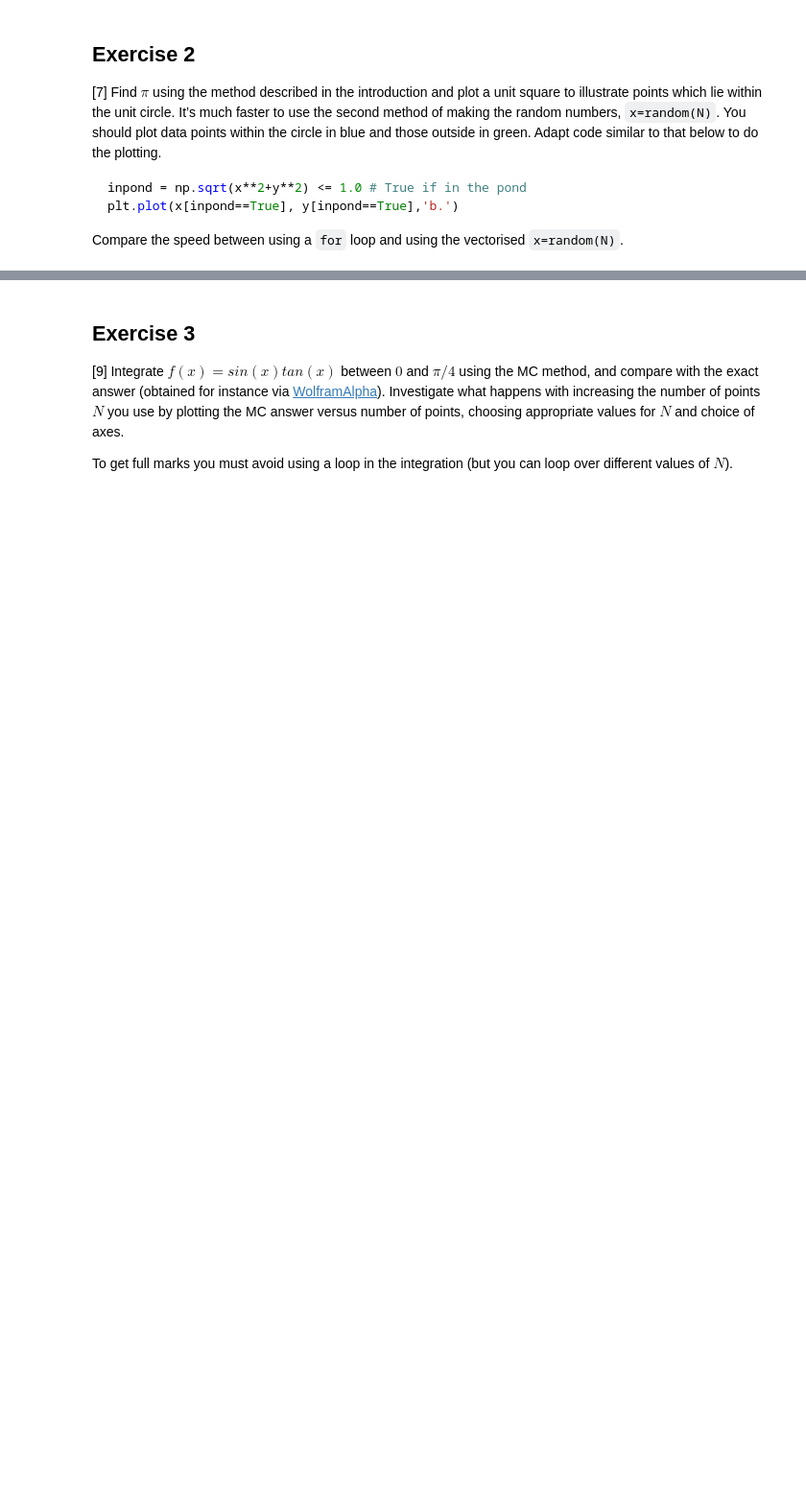
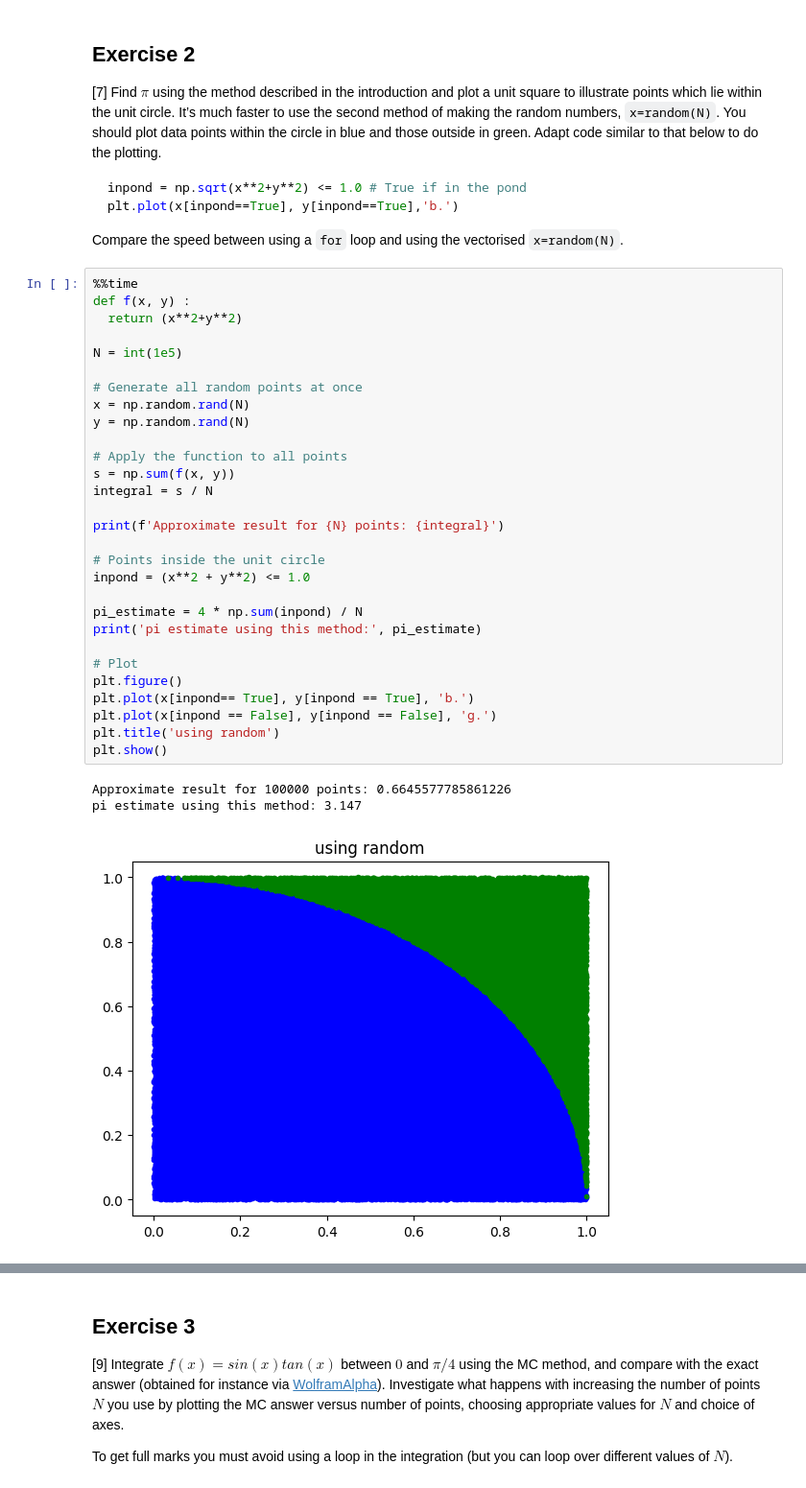
Before and after one commit to PX2145-2025/week-6-b-sofiabaruffaldi333, a Jupyter notebook: Monte_Carlo.ipynb, the cells around one changed output, grey strips where cells are left out. Shown: that part at 96% size. Saved outputs shown, nothing was run; the diff lists cells and outputs as text; blank space fills up the shorter version.

````diff
--- a/Monte_Carlo.ipynb
+++ b/Monte_Carlo.ipynb
@@ -191,3 +208,36 @@ inpond = np.sqrt(x**2+y**2) <= 1.0 # True if in the pond
 plt.plot(x[inpond==True], y[inpond==True],'b.')
 ```
  Compare the speed between using a `for` loop and using the vectorised `x=random(N)`.
+# %%
+%%time
+def f(x, y) :
+  return (x**2+y**2)
+
+N = int(1e5)
+
+# Generate all random points at once
+x = np.random.rand(N)
+y = np.random.rand(N)
+
+# Apply the function to all points
+s = np.sum(f(x, y))
+integral = s / N
+
+print(f'Approximate result for {N} points: {integral}')
+
+# Points inside the unit circle
+inpond = (x**2 + y**2) <= 1.0
+
+pi_estimate = 4 * np.sum(inpond) / N
+print('pi estimate using this method:', pi_estimate)
+
+# Plot
+plt.figure()
+plt.plot(x[inpond== True], y[inpond == True], 'b.')
+plt.plot(x[inpond == False], y[inpond == False], 'g.')
+plt.title('using random')
+plt.show()
+# %% [output]
+Approximate result for 100000 points: 0.6645577785861226
+pi estimate using this method: 3.147
+[figure, added]
````
Also changed, not shown: parts of 11 cells of this notebook.
